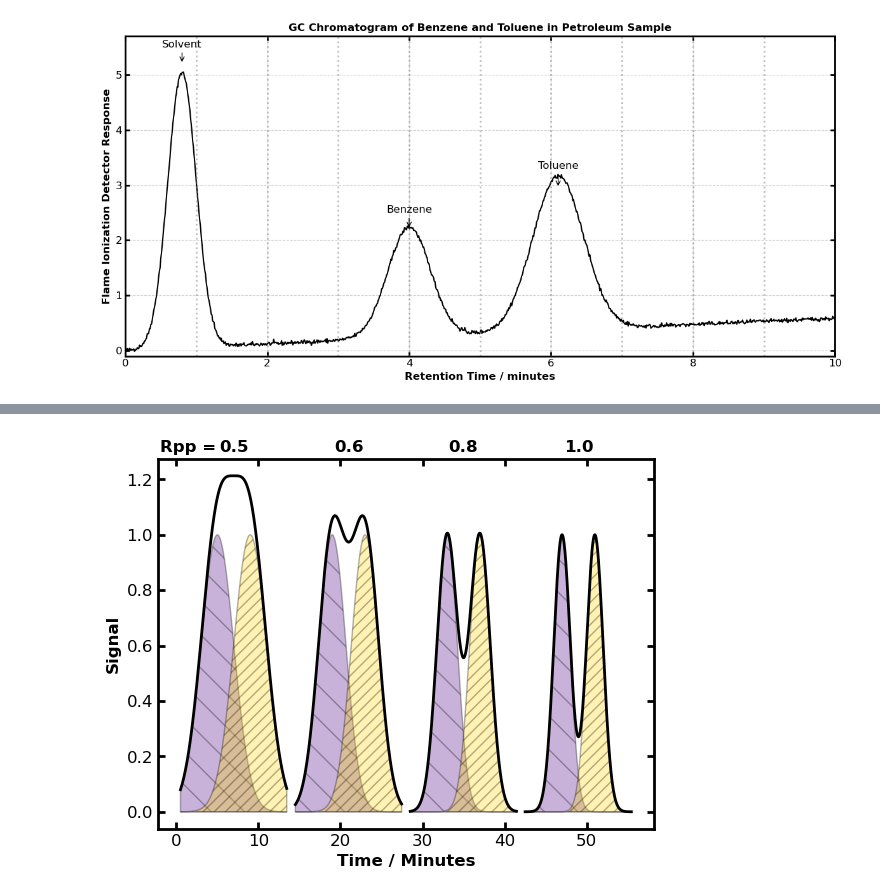
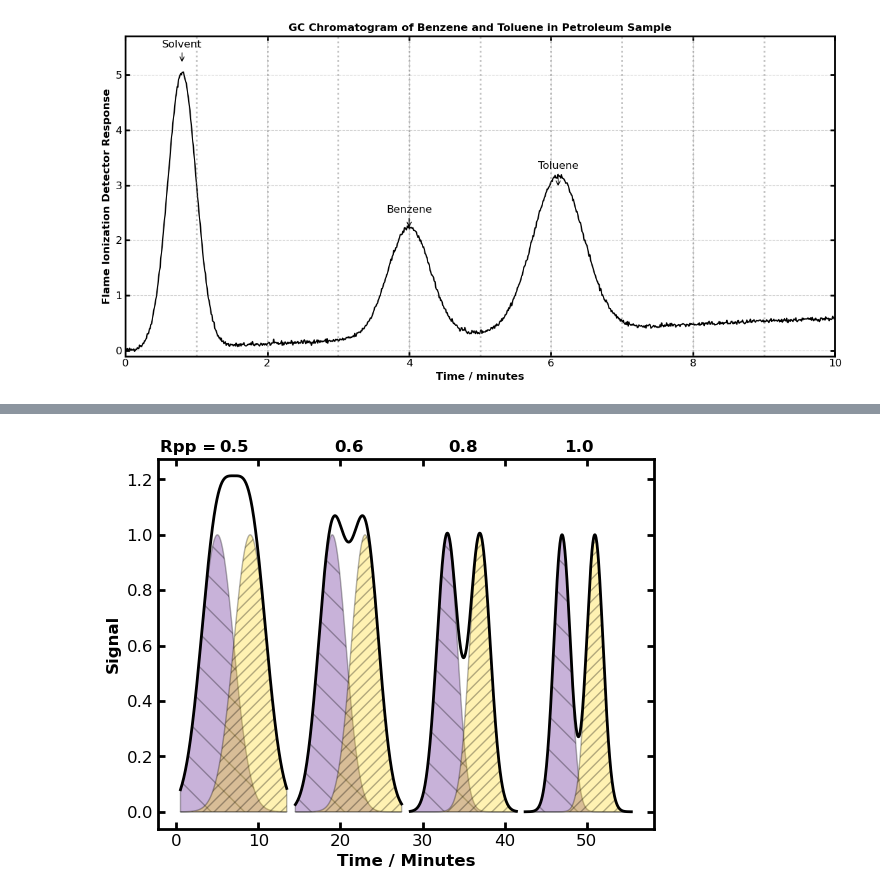
Before and after one commit to mfbush/instrumental-analysis, a Jupyter notebook: notebooks/chromatography-introduction.ipynb, the cells around one changed output, grey strips where cells are left out. Drawn from its saved outputs; the diff is of its cells as text; code cells hidden in the pictures.

```diff
--- a/notebooks/chromatography-introduction.ipynb
+++ b/notebooks/chromatography-introduction.ipynb
@@ -90,32 +98,32 @@ signal = baseline + solvent_peak + benzene_peak + toluene_peak #+ impurity1 + im
 # Create the plot
 plt.figure(figsize=(12, 6))
 plt.plot(time, signal, 'k-', linewidth=1.5)
 
 # Add peak labels
 plt.annotate('Solvent', xy=(0.8, 5.2), xytext=(0.8, 5.5), ha='center',
              arrowprops=dict(arrowstyle='->'))
 plt.annotate('Benzene', xy=(4.0, 2.2), xytext=(4.0, 2.5), ha='center',
              arrowprops=dict(arrowstyle='->'))
 plt.annotate('Toluene', xy=(6.1, 2.95), xytext=(6.1, 3.3), ha='center',
              arrowprops=dict(arrowstyle='->'))
 
 # Add labels and title
-plt.xlabel('Retention Time / minutes')
+plt.xlabel('Time / minutes')
 plt.ylabel('Flame Ionization Detector Response')
 plt.title('GC Chromatogram of Benzene and Toluene in Petroleum Sample')
 
 # Set axis limits to focus on the relevant part
 plt.xlim(0, 10)
 plt.ylim(-0.1, 5.7)
 
 # Add grid for easier reading
 plt.grid(True, linestyle='--', alpha=0.6)
 
 # Add retention time markers
 for t in range(1, 10):
     plt.axvline(x=t, color='gray', linestyle=':', alpha=0.5)
 
 plt.tight_layout()
 plt.show()
 # %% [output]
-[figure, old version]
+[figure, new version]
```
Also changed, not shown: parts of 9 cells of this notebook, 6 other files.
